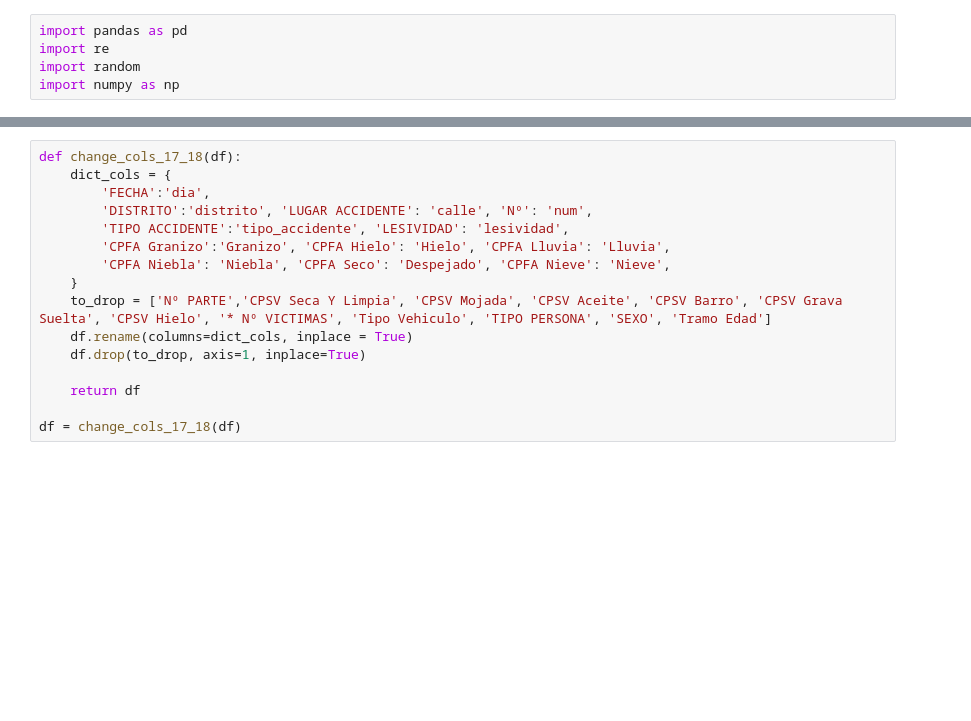
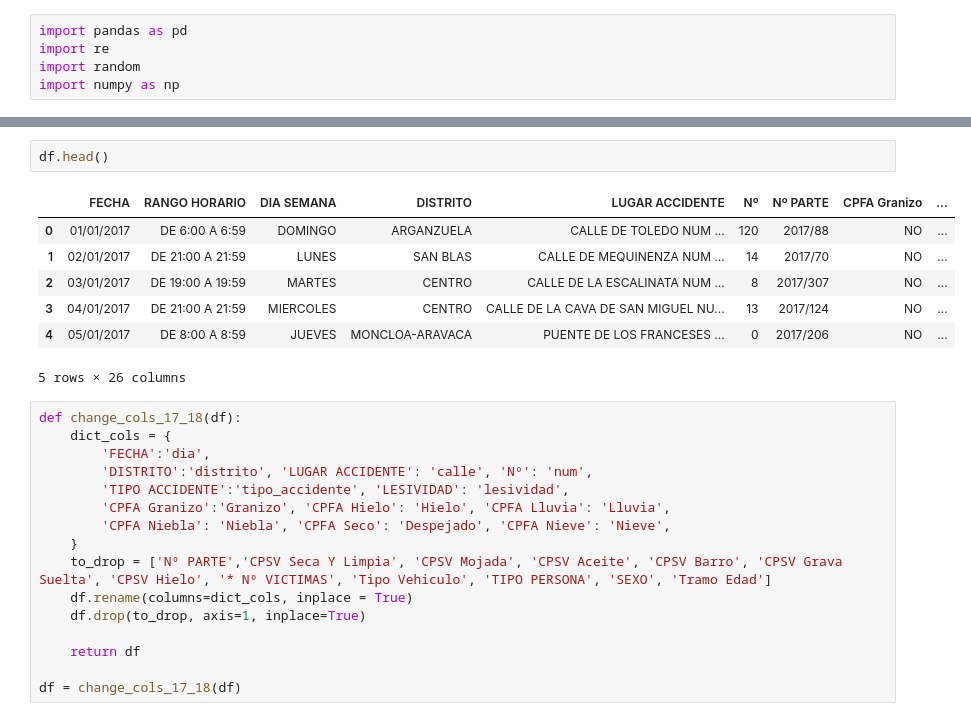
Before and after one commit to Ovion/Plan-B, a Jupyter notebook: input/raw_data/Cleaning_Untitled.ipynb, the cells around one changed output, grey strips where cells are left out. Drawn from its saved outputs; the diff is of its cells as text; blank space fills up the shorter version.

```diff
--- a/input/raw_data/Cleaning_Untitled.ipynb
+++ b/input/raw_data/Cleaning_Untitled.ipynb
@@ -8,3 +17,13 @@ df = pd.read_csv('bicicletas/AccidentesBicicletas_2018.csv', encoding='latin_1',
+# %%
+df.head()
+# %% [output]
+|  | FECHA | RANGO HORARIO | DIA SEMANA | DISTRITO | LUGAR ACCIDENTE | Nº | Nº PARTE | CPFA Granizo | ... |
+| 0 | 01/01/2017 | DE 6:00 A 6:59 | DOMINGO | ARGANZUELA | CALLE DE TOLEDO NUM ... | 120 | 2017/88 | NO | ... |
+| 1 | 02/01/2017 | DE 21:00 A 21:59 | LUNES | SAN BLAS | CALLE DE MEQUINENZA NUM ... | 14 | 2017/70 | NO | ... |
+| 2 | 03/01/2017 | DE 19:00 A 19:59 | MARTES | CENTRO | CALLE DE LA ESCALINATA NUM ... | 8 | 2017/307 | NO | ... |
+| 3 | 04/01/2017 | DE 21:00 A 21:59 | MIERCOLES | CENTRO | CALLE DE LA CAVA DE SAN MIGUEL NU... | 13 | 2017/124 | NO | ... |
+| 4 | 05/01/2017 | DE 8:00 A 8:59 | JUEVES | MONCLOA-ARAVACA | PUENTE DE LOS FRANCESES ... | 0 | 2017/206 | NO | ... |
+5 rows × 26 columns
 # %%
 def change_cols_17_18(df):
     dict_cols = {
```
Also changed, not shown: parts of 14 cells of this notebook, 2 other files.
